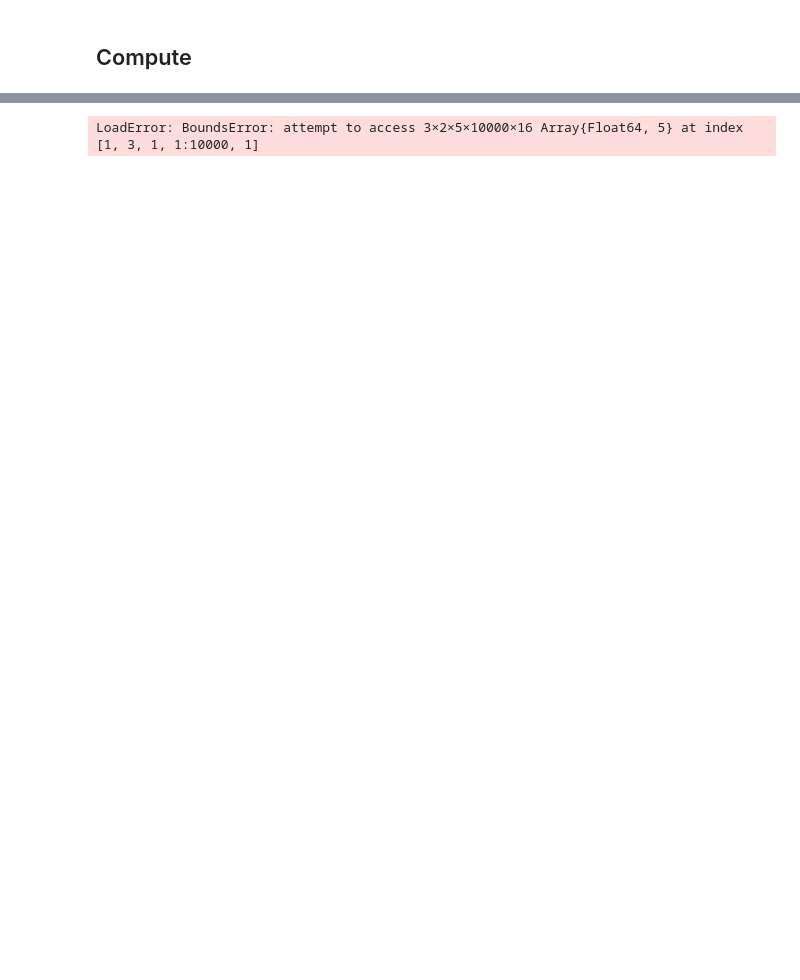
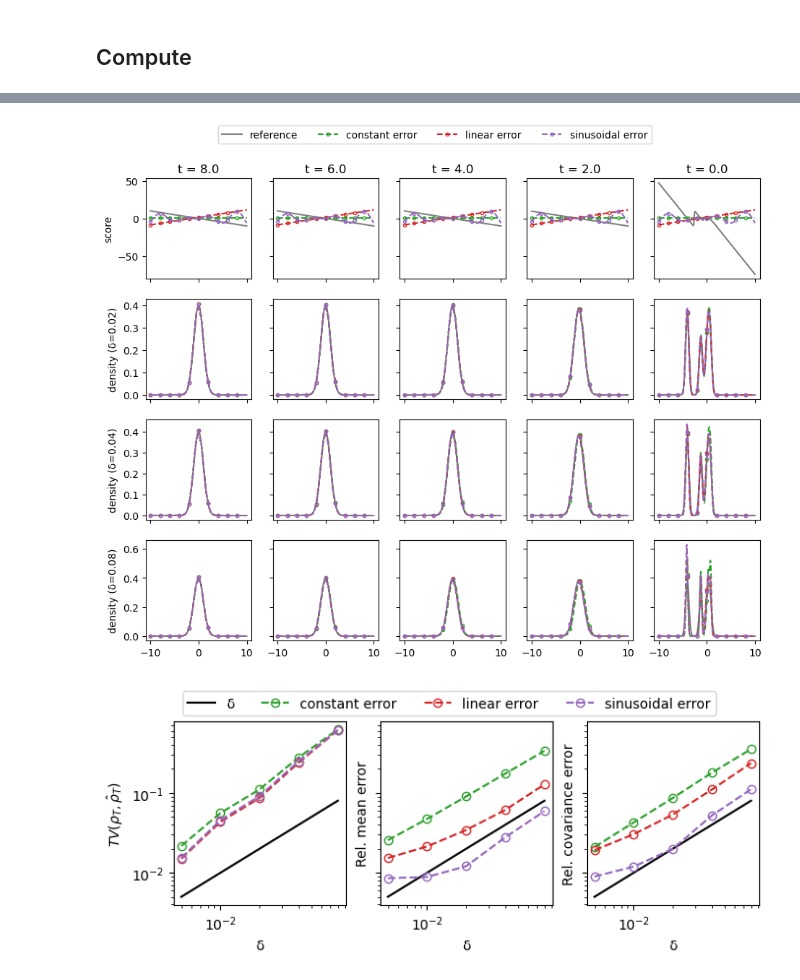
Before and after one commit to Zhengyu-Huang/InverseProblems.jl, a Jupyter notebook: Diffusion/Gaussian-mixture-density.ipynb, the cells around one changed output, grey strips where cells are left out. Drawn from its saved outputs; the diff is of its cells as text; code cells hidden in the pictures; blank space fills up the shorter version.

```diff
--- a/Diffusion/Gaussian-mixture-density.ipynb
+++ b/Diffusion/Gaussian-mixture-density.ipynb
@@ -63,19 +63,19 @@ end
 # %% [output]
 Gaussian_mixture_score_function (generic function with 1 method)
 # %%
-function compute_mt_covt(x_w::Array{FT,1}, x_mean::Array{FT,2}, xx_cov::Array{FT,3}, t::FT) where {FT<:AbstractFloat}
+function compute_mt_covt(x_w::Array{FT,1}, x_mean::Array{FT,2}, xx_cov, t::FT) where {FT<:AbstractFloat}
     N_modes, N_x = size(x_mean)
     x_mean_t = copy(x_mean)
-    xx_cov_t = copy(xx_cov)
+    xx_cov_t = []
     λ_t , σ_t = exp(-t), sqrt(1 - exp(-2t))
     for i = 1:N_modes
         x_mean_t[i,:] = λ_t*x_mean[i,:]
-        xx_cov_t[i,:,:] = λ_t^2*xx_cov[i,:,:] + σ_t^2*I
+        push!(xx_cov_t, λ_t^2*xx_cov[i] + σ_t^2*I)
     end
     return x_mean_t, xx_cov_t
 end
 
-function compute_qt(x_w::Array{FT,1}, x_mean::Array{FT,2}, xx_cov::Array{FT,3}, t::FT, x::Array{FT,1}) where {FT<:AbstractFloat}
+function compute_qt(x_w::Array{FT,1}, x_mean::Array{FT,2}, xx_cov, t::FT, x::Array{FT,1}) where {FT<:AbstractFloat}
     N_modes, _ = size(x_mean)
     x_mean_t, xx_cov_t = compute_mt_covt(x_w, x_mean, xx_cov, t)
     qt = Gaussian_mixture_density(x_w, x_mean_t, xx_cov_t, x; propto= false)
@@ -83,16 +83,16 @@ function compute_qt(x_w::Array{FT,1}, x_mean::Array{FT,2}, xx_cov::Array{FT,3},
 end
 
 
-function compute_qt(x_w::Array{FT,1}, x_mean::Array{FT,2}, xx_cov::Array{FT,3}, t::FT, xx::Array{FT,2}) where {FT<:AbstractFloat}
+function compute_qt(x_w::Array{FT,1}, x_mean::Array{FT,2}, xx_cov, t::FT, xx::Array{FT,2}) where {FT<:AbstractFloat}
     N_modes, dim = size(x_mean)
     N_x = size(xx, 1)
     x_mean_t, xx_cov_t = compute_mt_covt(x_w, x_mean, xx_cov, t)
 
     det_xx_cov_t = zeros(N_modes)
-    xx_prec_t = zeros(N_modes, dim, dim)
+    xx_prec_t = []
     for im = 1:N_modes
-        det_xx_cov_t[im] = det(xx_cov_t[im,:,:])
-        xx_prec_t[im,:,:] = inv(xx_cov_t[im,:,:])
+        det_xx_cov_t[im] = det(xx_cov_t[im])
+        push!(xx_prec_t, inv(xx_cov_t[im]))
     end
 
     qt = zeros(N_x)
@@ -103,7 +103,7 @@ function compute_qt(x_w::Array{FT,1}, x_mean::Array{FT,2}, xx_cov::Array{FT,3},
 end
 
 
-function compute_qt_score(x_w::Array{FT,1}, x_mean::Array{FT,2}, xx_cov::Array{FT,3}, t::FT, x::Array{FT,1}) where {FT<:AbstractFloat}
+function compute_qt_score(x_w::Array{FT,1}, x_mean::Array{FT,2}, xx_cov, t::FT, x::Array{FT,1}) where {FT<:AbstractFloat}
     N_modes, dim = size(x_mean)
     x_mean_t, xx_cov_t = compute_mt_covt(x_w, x_mean, xx_cov, t)
     ∇logqt = Gaussian_mixture_score_function(x_w, x_mean_t, xx_cov_t, x)
@@ -112,16 +112,16 @@ end
 
 
 
-function compute_qt_score(x_w::Array{FT,1}, x_mean::Array{FT,2}, xx_cov::Array{FT,3}, t::FT, xx::Array{FT,2}) where {FT<:AbstractFloat}
+function compute_qt_score(x_w::Array{FT,1}, x_mean::Array{FT,2}, xx_cov, t::FT, xx::Array{FT,2}) where {FT<:AbstractFloat}
     N_modes, dim = size(x_mean)
     N_x = size(xx, 1)
     x_mean_t, xx_cov_t = compute_mt_covt(x_w, x_mean, xx_cov, t)
 
     det_xx_cov_t = zeros(N_modes)
-    xx_prec_t = zeros(N_modes, dim, dim)
+    xx_prec_t = []
     for im = 1:N_modes
-        det_xx_cov_t[im] = det(xx_cov_t[im,:,:])
-        xx_prec_t[im,:,:] = inv(xx_cov_t[im,:,:])
+        det_xx_cov_t[im] = det(xx_cov_t[im])
+        push!(xx_prec_t, inv(xx_cov_t[im]))
     end
 
 
@@ -134,7 +134,7 @@ end
 # %% [output]
 compute_qt_score (generic function with 2 methods)
 # %%
-function compute_U_GM(x_w::Array{FT,1}, x_mean::Array{FT,2}, xx_cov::Array{FT,3}, t::FT, T::FT, xx::Array{FT,2}) where {FT<:AbstractFloat}
+function compute_U_GM(x_w::Array{FT,1}, x_mean::Array{FT,2}, xx_cov, t::FT, T::FT, xx::Array{FT,2}) where {FT<:AbstractFloat}
     # warning this v differs the paper by a sign
     N_modes, dim = size(x_mean)
     N_x = size(xx, 1)
@@ -145,7 +145,7 @@ end
 
 compute_U(t, xx) = compute_U_GM(x_w, x_mean, xx_cov, t, T, (ndims(xx) == 1 ? Array(reshape(xx, (length(xx), 1))) : xx) )
 
-function score_error(x_w::Array{FT,1}, x_mean::Array{FT,2}, xx_cov::Array{FT,3}, δ::FT, t::FT, T::FT, xx::Array{FT,2}; error_type::String) where {FT<:AbstractFloat}
+function score_error(x_w::Array{FT,1}, x_mean::Array{FT,2}, xx_cov, δ::FT, t::FT, T::FT, xx::Array{FT,2}; error_type::String) where {FT<:AbstractFloat}
 
     N_x, dim = size(xx)
     if error_type == "constant"
@@ -642,10 +671,8 @@ x_mean
 ## Compute
 # %%
 error_types = ["constant"; "linear"; "sinusoidal"]
-# δs = [0.01; 0.02; 0.04; 0.08; 0.16]
-# Nts= [32;   24;   16;   12;   8]
-δs = [0.0; 0.0; 0.0]
-Nts= [64;   32;  16]
+δs = [0.005; 0.01; 0.02; 0.04; 0.08]
+Nts= [96;   64;   48;   32;   24]
 Ntype = length(error_types)
 Nδ = length(δs)
 
@@ -698,11 +759,11 @@ fig, ax = fig, ax = PyPlot.subplots(nrows = nrows, ncols=ncols, sharex=true, sha
 for i  = 1:ncols
     t = T - T*(i-1)/(ncols - 1)
     δ = 1.0
-    ∇logqt = compute_qt_score(x_w, x_mean[:,1:1], xx_cov[:,1:1,1:1], t, Array(reshape(xc, (Ne, 1))))
+    ∇logqt = compute_qt_score(x_w, x_mean[:,1:1], [xx_cov[i][1:1,1:1] for i = 1:N_modes], t, Array(reshape(xc, (Ne, 1))))
     ax[1, i].plot(xc, ∇logqt, "-", color = "grey", fillstyle="none", label="reference")
     for itype = 1:Ntype
-        # err = score_error(x_w, x_mean, xx_cov, δ, t, T,  Array(reshape(xc, (Ne, 1))); error_type = error_types[itype])
-        # ax[1, i].plot(xc, err, "--o", color = "C"*string(itype+1), fillstyle="none", markevery=100, markersize = 3, label = error_types[itype]*" error")
+        err = score_error(x_w, x_mean[:,1:1], [xx_cov[i][1:1,1:1] for i = 1:N_modes], δ, t, T,  Array(reshape(xc, (Ne, 1))); error_type = error_types[itype])
+        ax[1, i].plot(xc, err, "--o", color = "C"*string(itype+1), fillstyle="none", markevery=100, markersize = 3, label = error_types[itype]*" error")
     end
 
     ax[1, i].title.set_text("t = "*string(t))
@@ -713,7 +774,7 @@ ax[1,1].set_ylabel("score")
 ## plot marginal qt at different time
 for i  = 1:ncols
     t = T - T*(i-1)/(ncols - 1)
-    qt = compute_qt(x_w, x_mean[:,1:1], xx_cov[:,1:1,1:1], t, Array(reshape(xc, (Ne, 1))))
+    qt = compute_qt(x_w, x_mean[:,1:1], [xx_cov[i][1:1,1:1] for i = 1:N_modes], t, Array(reshape(xc, (Ne, 1))))
     for j = 2:nrows
         ax[j, i].plot(xc, qt,   "-", color = "grey", fillstyle="none", label="reference")
         ax[j, 1].set_ylabel("density (δ=0.0" * string(2^(j-1))*")")
@@ -727,31 +788,32 @@ for itype = 1:Ntype
             t = T - T*(i-1)/(ncols - 1)
             kernel = kde(Ys[itype, iδ+1, i, :, 1], bandwidth=cbandwidth(t))
             ρ̂t = pdf(kernel, xc)
             ax[iδ+1, i].plot(xc, ρ̂t, "--o", color = "C"*string(itype+1), fillstyle="none", markevery=100, markersize = 3)
         end
     end
 end
 handles, labels = ax[1,1].get_legend_handles_labels()
 fig.legend(handles,labels,loc = "upper center",bbox_to_anchor=(0.5,1.0),ncol=4)
 fig.subplots_adjust(bottom=0.1,top=0.90,left=0.1,right=0.95,hspace=0.2)
 fig.savefig("high-D-ode-density.pdf")
 
 fig, ax = PyPlot.subplots(nrows = 1, ncols=3, sharex=true, sharey="row", figsize=(7, 2.5))
 for i = 1:3
     ax[i].loglog(δs, δs, "-", color = "black", fillstyle="none", label="δ")
     ax[i].set_xlabel("δ");
 end
 for itype = 1:Ntype
     ax[1].loglog(δs, TVes[itype, :], "--o", color = "C"*string(itype+1), fillstyle="none", label = error_types[itype]*" error")
     ax[2].loglog(δs, rmeanes[itype, :], "--o", color = "C"*string(itype+1), fillstyle="none", label = error_types[itype]*" error")
     ax[3].loglog(δs, rcoves[itype, :], "--o", color = "C"*string(itype+1), fillstyle="none", label = error_types[itype]*" error")
 end
 handles, labels = ax[1,1].get_legend_handles_labels()
 fig.legend(handles,labels,loc = "upper center",bbox_to_anchor=(0.5,1.0),ncol=4)
 ax[1].set_ylabel(L"TV(\rho_T,\hat{\rho}_T)")
 ax[2].set_ylabel("Rel. mean error")
 ax[3].set_ylabel("Rel. covariance error")
 fig.subplots_adjust(bottom=0.1,top=0.85,left=0.1,right=0.95,hspace=0.2)
 fig.savefig("high-D-ode-error.pdf")
 # %% [output]
-LoadError: BoundsError: attempt to access 3×2×5×10000×16 Array{Float64, 5} at index [1, 3, 1, 1:10000, 1]
+[figure, added]
+[figure, added]
```
Also changed, not shown: parts of 11 cells of this notebook.
